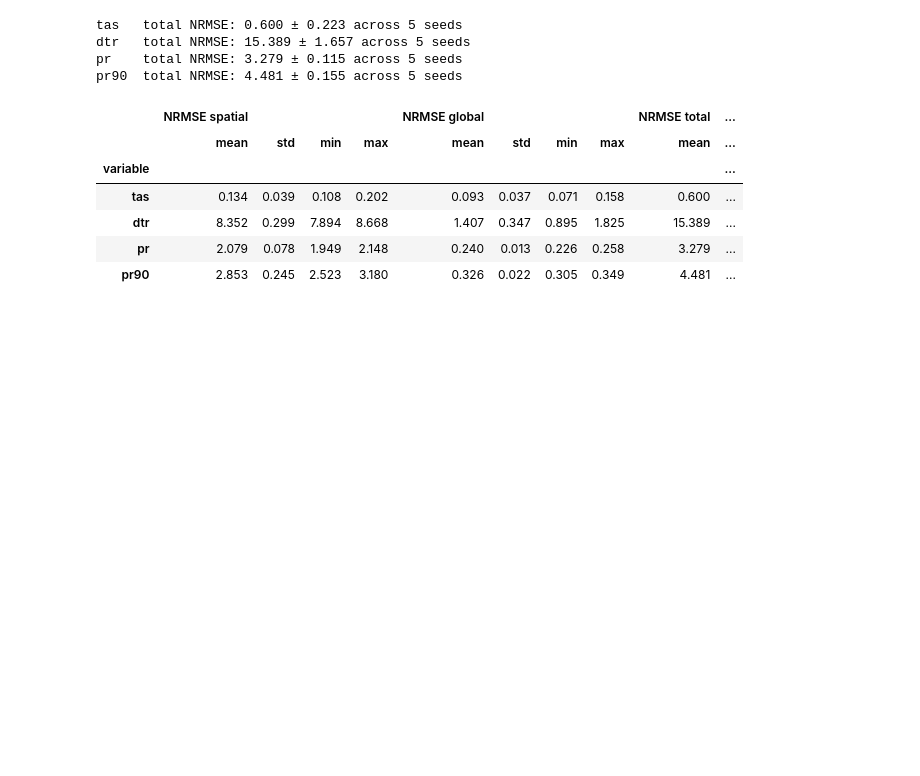
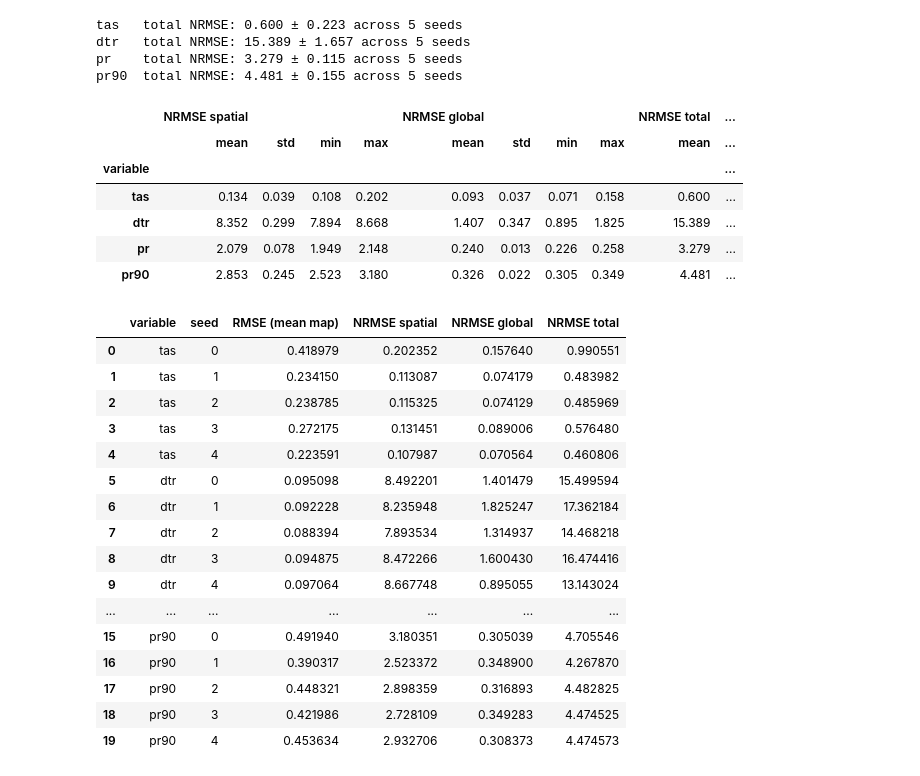
Before and after one commit to vishal-rana-p/dsc180-D03, a Jupyter notebook: week3/cheryl/rf_cnnlstm_scores.ipynb, the cells around one changed output. Cells and saved outputs as stored; diff of their text form; code cells hidden in the pictures; blank space fills up the shorter version.

```diff
--- a/week3/cheryl/rf_cnnlstm_scores.ipynb
+++ b/week3/cheryl/rf_cnnlstm_scores.ipynb
@@ -209,3 +213,23 @@ pr90  total NRMSE: 4.481 ± 0.155 across 5 seeds
 | dtr | 8.352 | 0.299 | 7.894 | 8.668 | 1.407 | 0.347 | 0.895 | 1.825 | 15.389 | ... |
 | pr | 2.079 | 0.078 | 1.949 | 2.148 | 0.240 | 0.013 | 0.226 | 0.258 | 3.279 | ... |
 | pr90 | 2.853 | 0.245 | 2.523 | 3.180 | 0.326 | 0.022 | 0.305 | 0.349 | 4.481 | ... |
+# %%
+seed_df
+# %% [output]
+|  | variable | seed | RMSE (mean map) | NRMSE spatial | NRMSE global | NRMSE total |
+| 0 | tas | 0 | 0.418979 | 0.202352 | 0.157640 | 0.990551 |
+| 1 | tas | 1 | 0.234150 | 0.113087 | 0.074179 | 0.483982 |
+| 2 | tas | 2 | 0.238785 | 0.115325 | 0.074129 | 0.485969 |
+| 3 | tas | 3 | 0.272175 | 0.131451 | 0.089006 | 0.576480 |
+| 4 | tas | 4 | 0.223591 | 0.107987 | 0.070564 | 0.460806 |
+| 5 | dtr | 0 | 0.095098 | 8.492201 | 1.401479 | 15.499594 |
+| 6 | dtr | 1 | 0.092228 | 8.235948 | 1.825247 | 17.362184 |
+| 7 | dtr | 2 | 0.088394 | 7.893534 | 1.314937 | 14.468218 |
+| 8 | dtr | 3 | 0.094875 | 8.472266 | 1.600430 | 16.474416 |
+| 9 | dtr | 4 | 0.097064 | 8.667748 | 0.895055 | 13.143024 |
+| ... | ... | ... | ... | ... | ... | ... |
+| 15 | pr90 | 0 | 0.491940 | 3.180351 | 0.305039 | 4.705546 |
+| 16 | pr90 | 1 | 0.390317 | 2.523372 | 0.348900 | 4.267870 |
+| 17 | pr90 | 2 | 0.448321 | 2.898359 | 0.316893 | 4.482825 |
+| 18 | pr90 | 3 | 0.421986 | 2.728109 | 0.349283 | 4.474525 |
+| 19 | pr90 | 4 | 0.453634 | 2.932706 | 0.308373 | 4.474573 |
```
Also changed, not shown: parts of 2 cells of this notebook.
